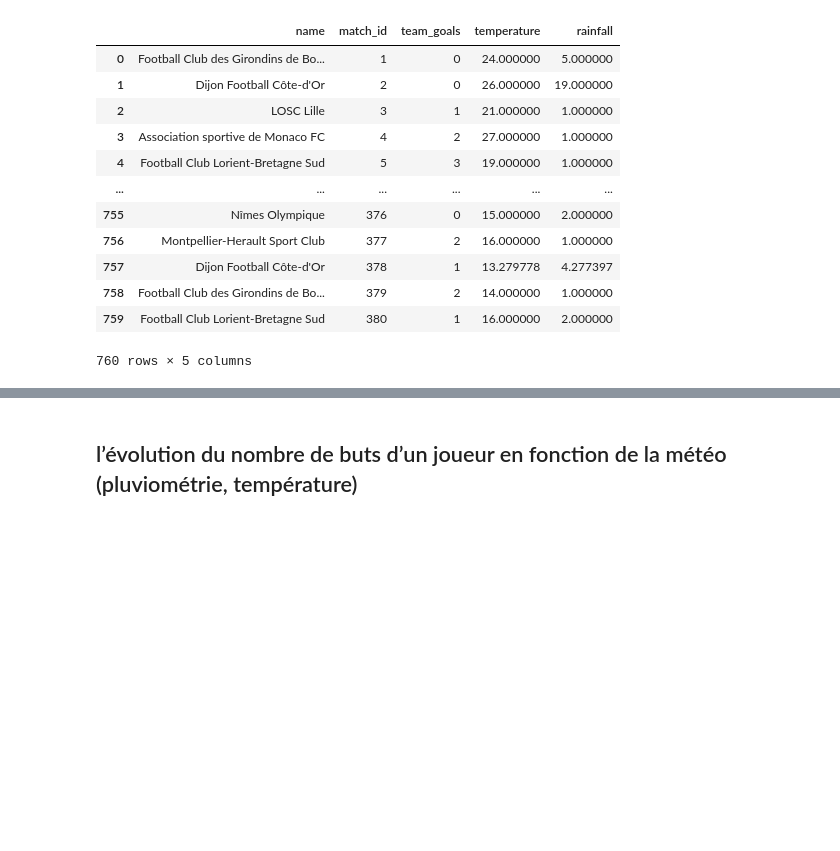
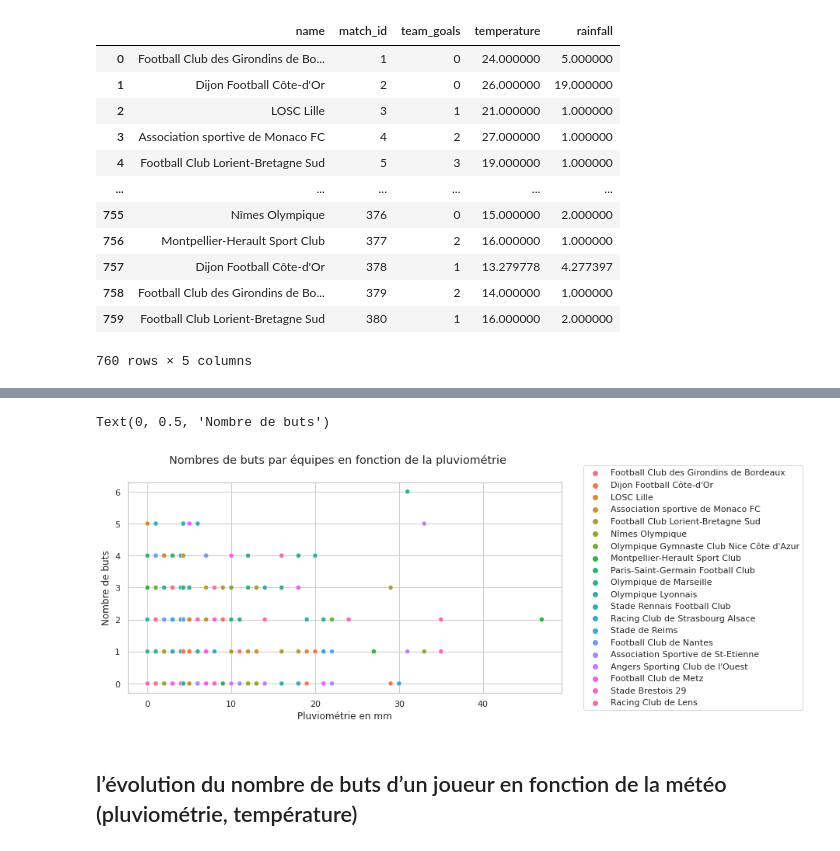
Before and after one commit to clement-camara/brief-foot, a Jupyter notebook: viz-foot.ipynb, the cells around one changed output, grey strips where cells are left out. Saved outputs shown, nothing was run; the diff lists cells and outputs as text; code cells hidden in the pictures; blank space fills up the shorter version.

```diff
--- a/viz-foot.ipynb
+++ b/viz-foot.ipynb
@@ -142,3 +142,13 @@ sns.scatterplot(x='rainfall', y='team_goals', data= df2)
+# %%
+plt.figure(figsize=(10,5))
+sns.scatterplot(x='rainfall', y='team_goals', hue='name', data= df2)
+plt.legend(loc='center left',bbox_to_anchor=(1.04,0.5))
+plt.suptitle('Nombres de buts par équipes en fonction de la pluviométrie')
+plt.xlabel('Pluviométrie en mm')
+plt.ylabel('Nombre de buts')
+# %% [output]
+Text(0, 0.5, 'Nombre de buts')
+[figure, added]
 # %% [markdown]
 ## l’évolution du nombre de buts d’un joueur en fonction de la météo (pluviométrie, température)
 # %%
```
Also changed, not shown: parts of 10 cells of this notebook.
